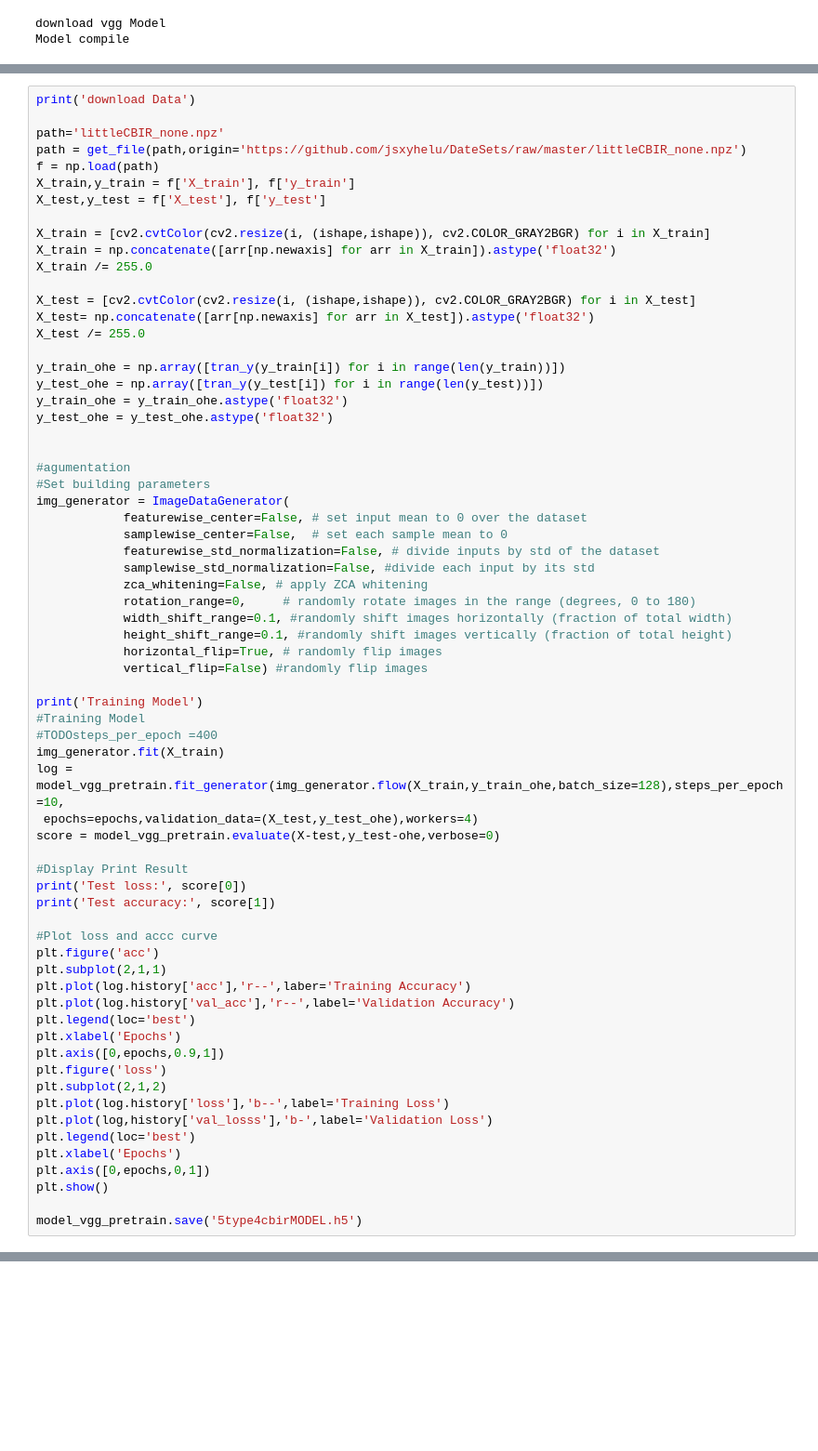
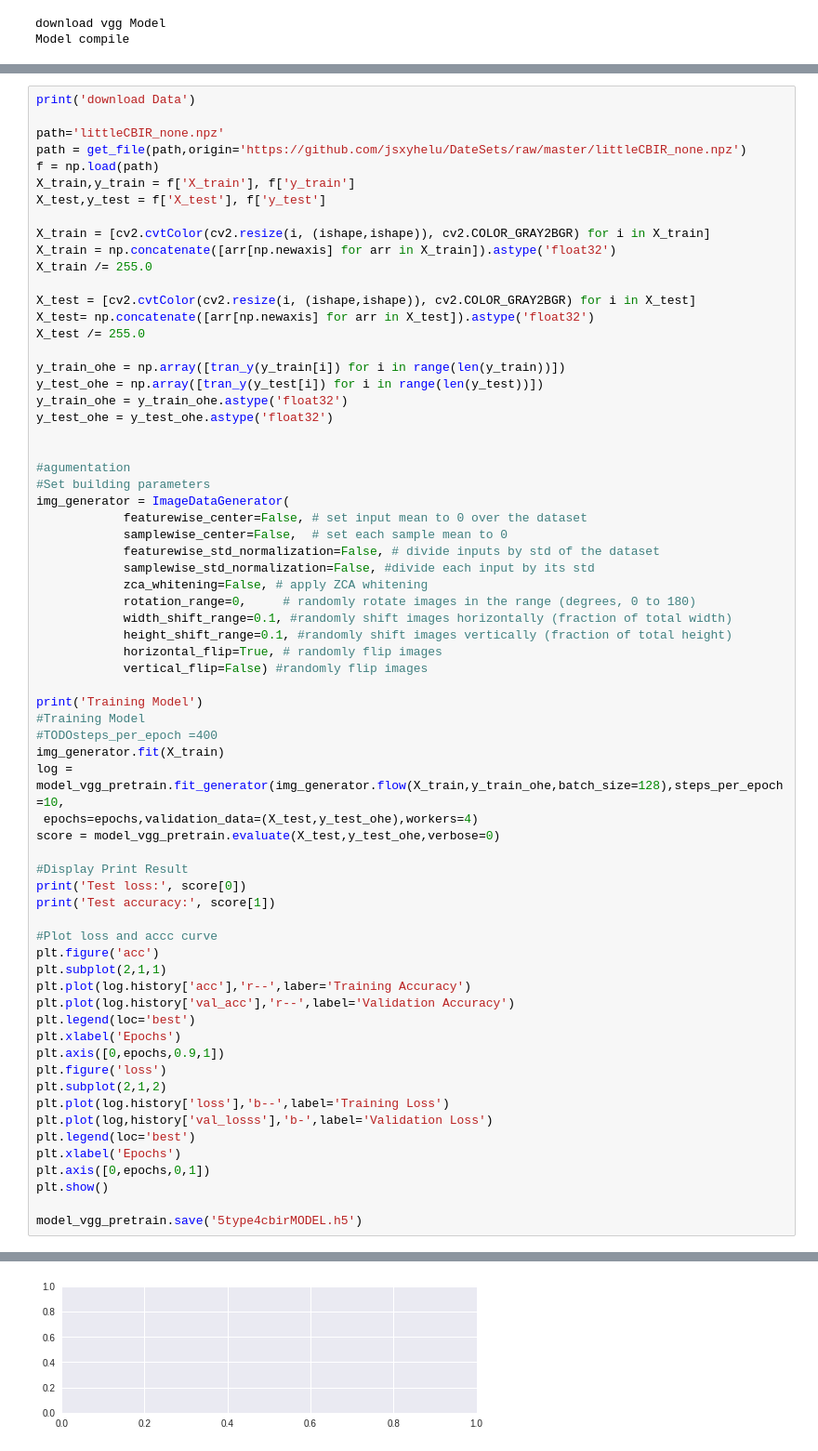
Before and after one commit to winneking/hello-world, a Jupyter notebook: augmentation.ipynb, the cells around one changed output, grey strips where cells are left out. Shown at 93% size. Saved outputs shown, nothing was run; the diff lists cells and outputs as text; blank space fills up the shorter version.

```diff
--- a/augmentation.ipynb
+++ b/augmentation.ipynb
@@ -104,7 +104,7 @@ print('Training Model')
 img_generator.fit(X_train)
 log = model_vgg_pretrain.fit_generator(img_generator.flow(X_train,y_train_ohe,batch_size=128),steps_per_epoch=10,
  epochs=epochs,validation_data=(X_test,y_test_ohe),workers=4)
-score = model_vgg_pretrain.evaluate(X-test,y_test-ohe,verbose=0)
+score = model_vgg_pretrain.evaluate(X_test,y_test_ohe,verbose=0)
 
 #Display Print Result
 print('Test loss:', score[0])
@@ -136,0 +139 @@ NameError: ignored
+[figure, added]
```
Also changed, not shown: parts of 2 cells of this notebook.
